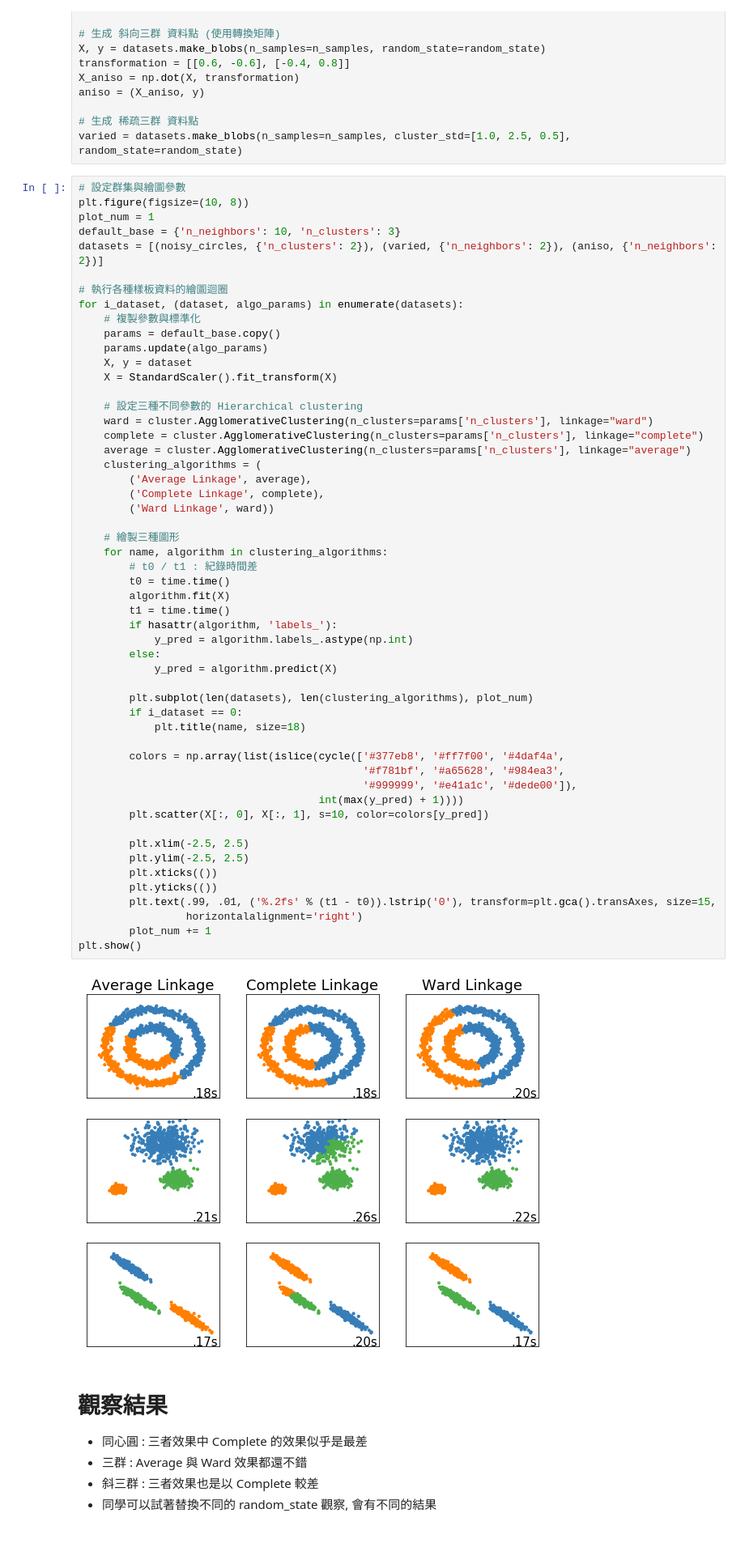
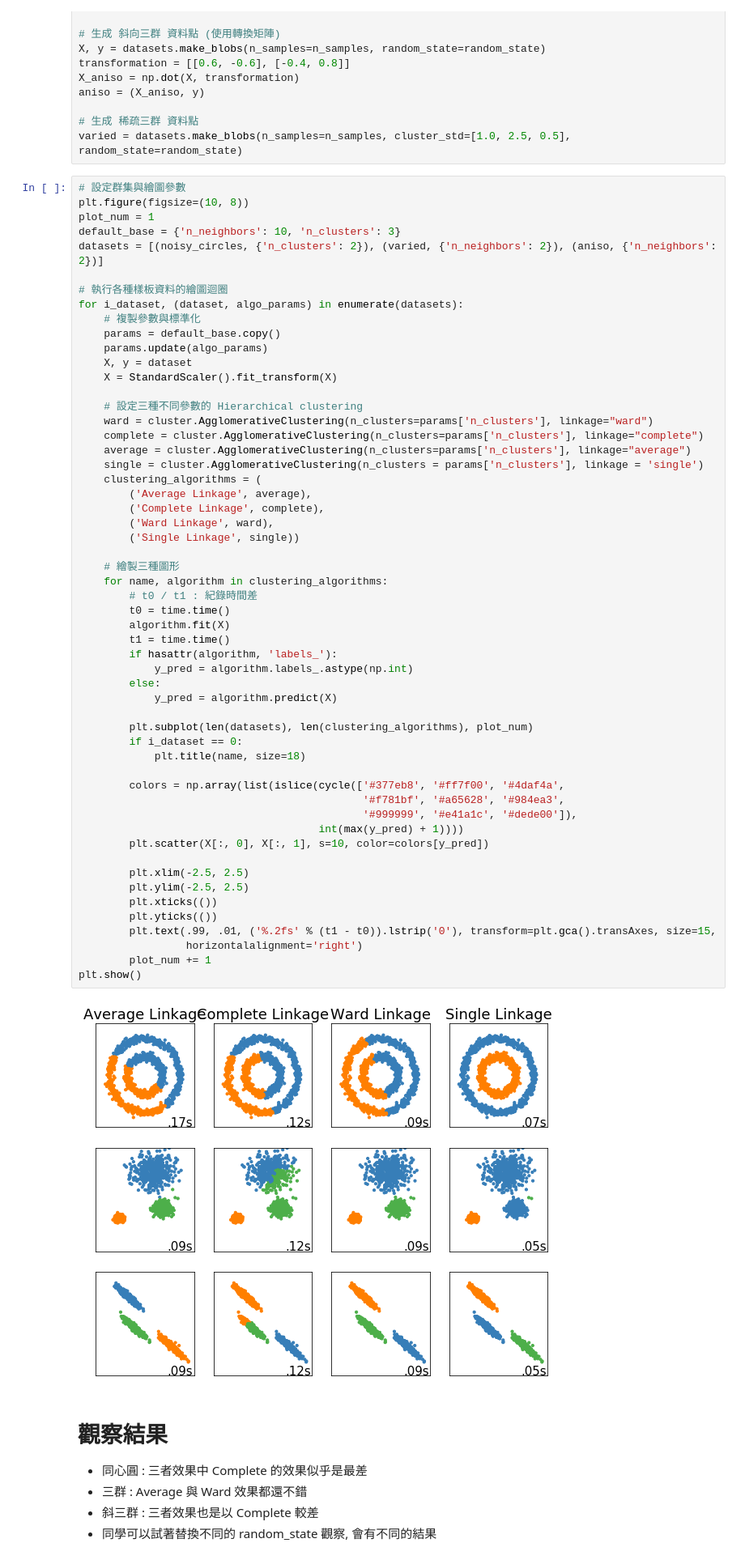
Before and after one commit to w2051200021/ML100Days, a Jupyter notebook: example/Day_058_hierarchical_clustering.ipynb, the cells around one changed output. Shown at 81% size. Saved outputs shown, nothing was run; the diff lists cells and outputs as text.

```diff
--- a/example/Day_058_hierarchical_clustering.ipynb
+++ b/example/Day_058_hierarchical_clustering.ipynb
@@ -55,42 +55,44 @@ for i_dataset, (dataset, algo_params) in enumerate(datasets):
     ward = cluster.AgglomerativeClustering(n_clusters=params['n_clusters'], linkage="ward")
     complete = cluster.AgglomerativeClustering(n_clusters=params['n_clusters'], linkage="complete")
     average = cluster.AgglomerativeClustering(n_clusters=params['n_clusters'], linkage="average")
+    single = cluster.AgglomerativeClustering(n_clusters = params['n_clusters'], linkage = 'single')
     clustering_algorithms = (
         ('Average Linkage', average),
         ('Complete Linkage', complete),
-        ('Ward Linkage', ward))
+        ('Ward Linkage', ward),
+        ('Single Linkage', single))
 
     # 繪製三種圖形
     for name, algorithm in clustering_algorithms:
         # t0 / t1 : 紀錄時間差
         t0 = time.time()
         algorithm.fit(X)
         t1 = time.time()
         if hasattr(algorithm, 'labels_'):
             y_pred = algorithm.labels_.astype(np.int)
         else:
             y_pred = algorithm.predict(X)
 
         plt.subplot(len(datasets), len(clustering_algorithms), plot_num)
         if i_dataset == 0:
             plt.title(name, size=18)
 
         colors = np.array(list(islice(cycle(['#377eb8', '#ff7f00', '#4daf4a',
                                              '#f781bf', '#a65628', '#984ea3',
                                              '#999999', '#e41a1c', '#dede00']),
                                       int(max(y_pred) + 1))))
         plt.scatter(X[:, 0], X[:, 1], s=10, color=colors[y_pred])
 
         plt.xlim(-2.5, 2.5)
         plt.ylim(-2.5, 2.5)
         plt.xticks(())
         plt.yticks(())
         plt.text(.99, .01, ('%.2fs' % (t1 - t0)).lstrip('0'), transform=plt.gca().transAxes, size=15,
                  horizontalalignment='right')
         plot_num += 1
 plt.show()
 # %% [output]
-[figure, old version]
+[figure, new version]
 # %% [markdown]
 # 觀察結果
 * 同心圓 : 三者效果中 Complete 的效果似乎是最差
```
